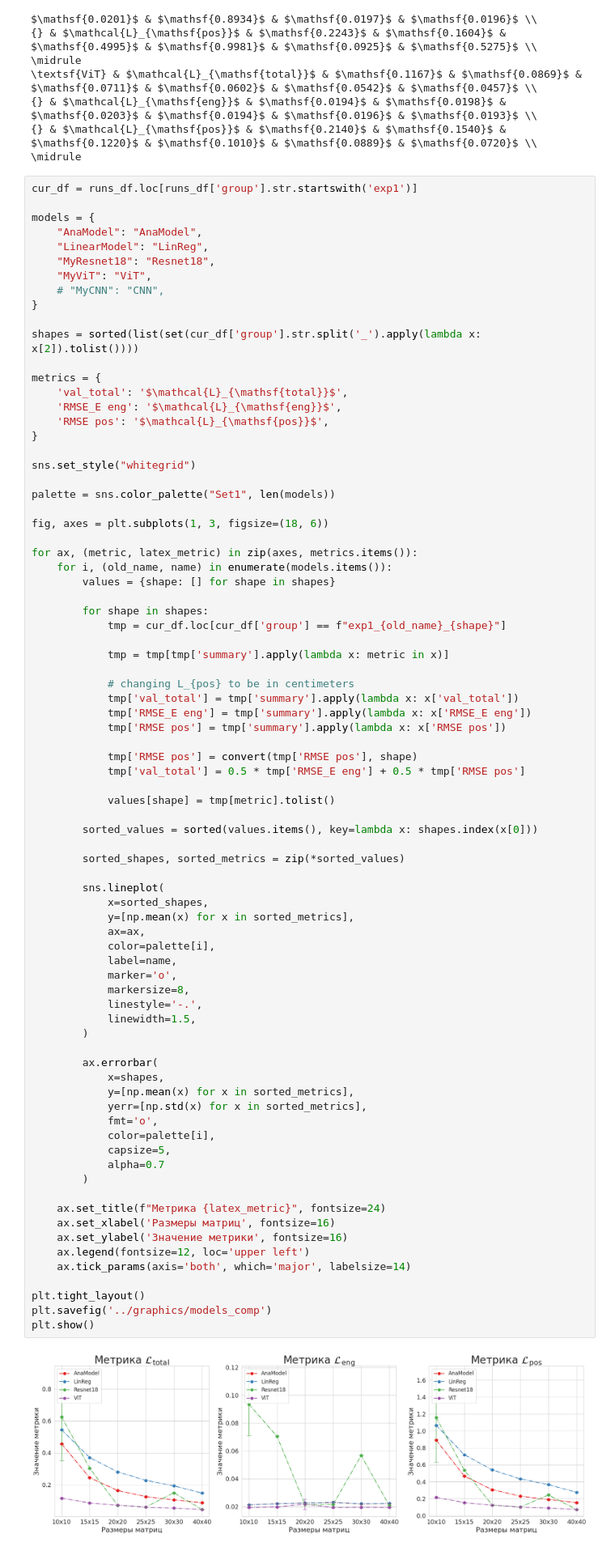
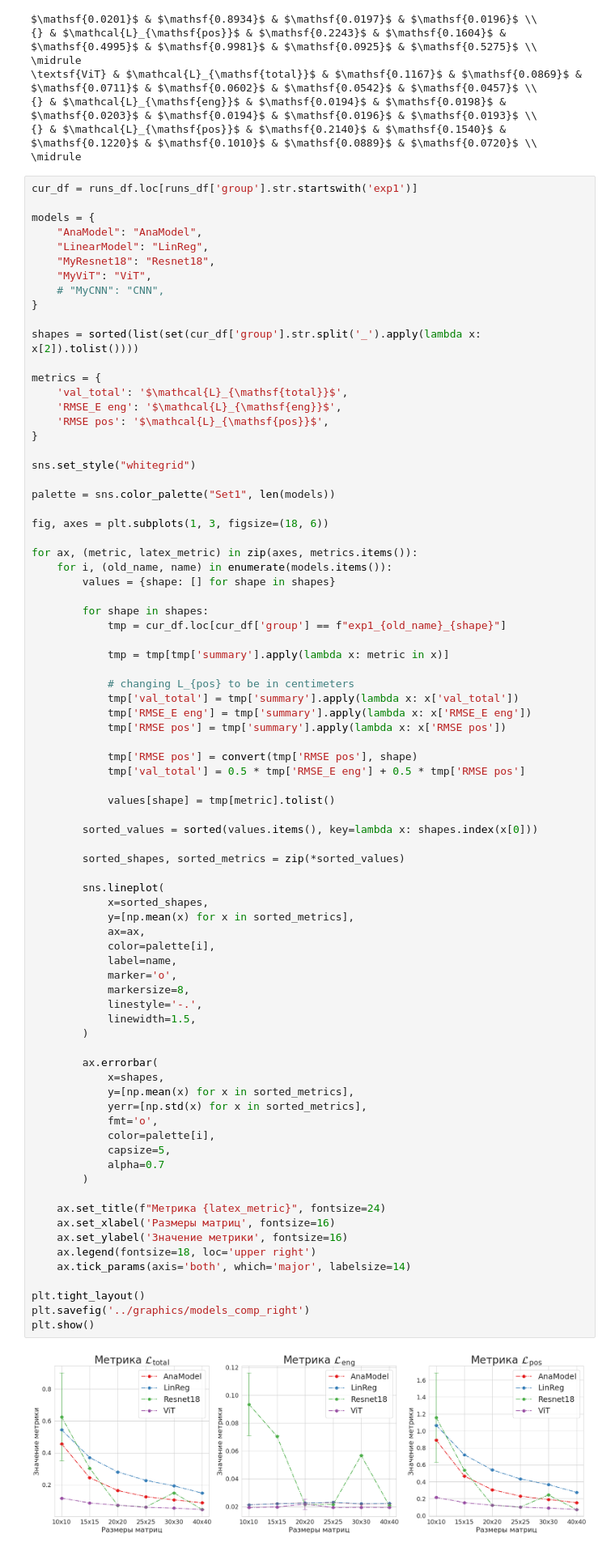
Before and after one commit to dxtvzw/ecal-optimization, a Jupyter notebook: report/data/collect_data.ipynb, the cells around one changed output. Shown at 81% size. Cells and saved outputs as stored; diff of their text form.

```diff
--- a/report/data/collect_data.ipynb
+++ b/report/data/collect_data.ipynb
@@ -211,36 +211,36 @@ for ax, (metric, latex_metric) in zip(axes, metrics.items()):
         sns.lineplot(
             x=sorted_shapes,
             y=[np.mean(x) for x in sorted_metrics],
             ax=ax,
             color=palette[i],
             label=name,
             marker='o',
             markersize=8,
             linestyle='-.',
             linewidth=1.5,
         )
 
         ax.errorbar(
             x=shapes,
             y=[np.mean(x) for x in sorted_metrics],
             yerr=[np.std(x) for x in sorted_metrics],
             fmt='o',
             color=palette[i],
             capsize=5,
             alpha=0.7
         )
 
     ax.set_title(f"Метрика {latex_metric}", fontsize=24)
     ax.set_xlabel('Размеры матриц', fontsize=16)
     ax.set_ylabel('Значение метрики', fontsize=16)
-    ax.legend(fontsize=12, loc='upper left')
+    ax.legend(fontsize=18, loc='upper right')
     ax.tick_params(axis='both', which='major', labelsize=14)
 
 plt.tight_layout()
-plt.savefig('../graphics/models_comp')
+plt.savefig('../graphics/models_comp_right')
 plt.show()
 # %% [output]
-[figure, old version]
+[figure, new version]
 # %% [markdown]
 ### Experiment 2
 # %%
```
Also changed, not shown: parts of 1 cell of this notebook, 4 other files.
